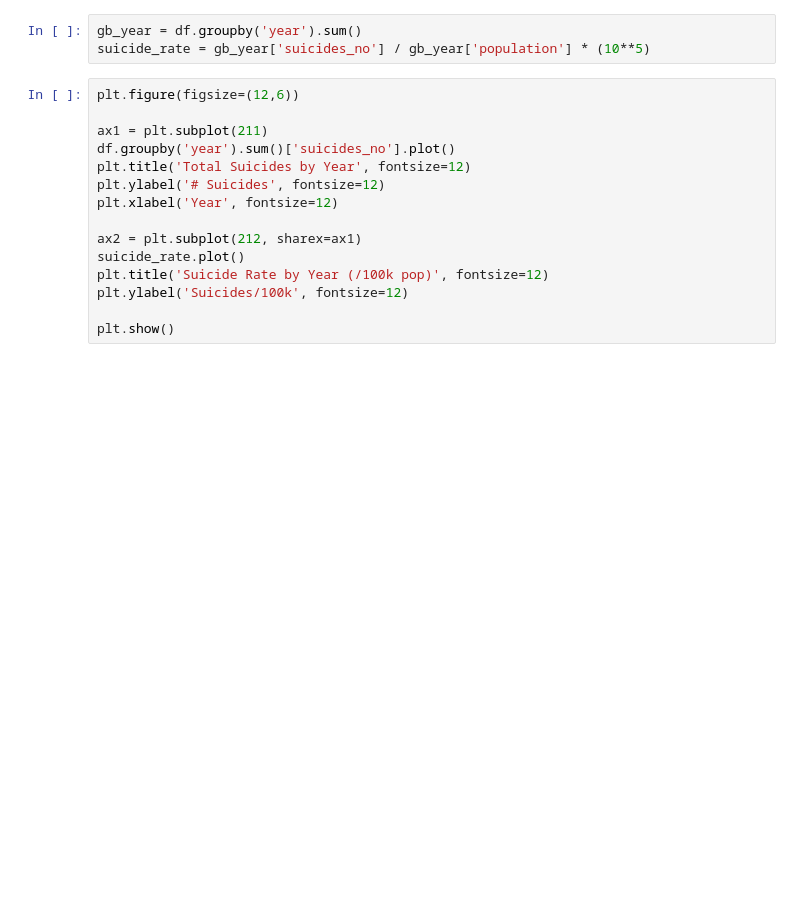
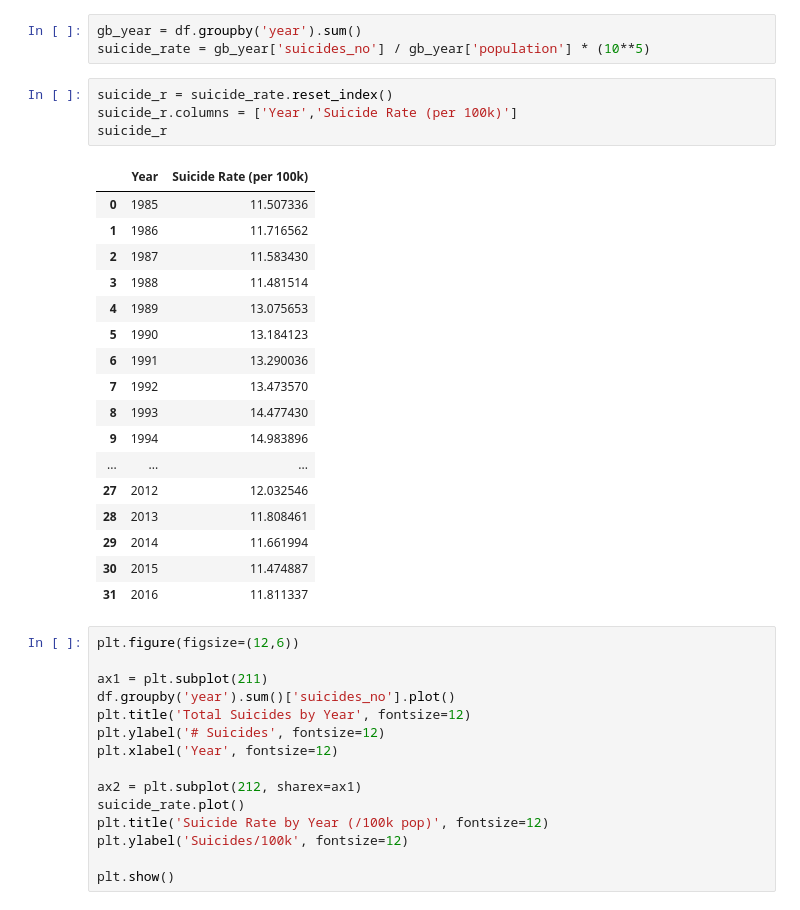
Before and after one commit to CombustingRats/suicides_analysis, a Jupyter notebook: suicide_analysis.ipynb, the cells around one changed output. Saved outputs shown, nothing was run; the diff lists cells and outputs as text; blank space fills up the shorter version.

```diff
--- a/suicide_analysis.ipynb
+++ b/suicide_analysis.ipynb
@@ -99,6 +99,28 @@ df.drop(labels=['HDI for year', 'country-year'], axis=1, inplace=True)
 # %%
 gb_year = df.groupby('year').sum()
 suicide_rate = gb_year['suicides_no'] / gb_year['population'] * (10**5)
+# %%
+suicide_r = suicide_rate.reset_index()
+suicide_r.columns = ['Year','Suicide Rate (per 100k)']
+suicide_r
+# %% [output]
+|  | Year | Suicide Rate (per 100k) |
+| 0 | 1985 | 11.507336 |
+| 1 | 1986 | 11.716562 |
+| 2 | 1987 | 11.583430 |
+| 3 | 1988 | 11.481514 |
+| 4 | 1989 | 13.075653 |
+| 5 | 1990 | 13.184123 |
+| 6 | 1991 | 13.290036 |
+| 7 | 1992 | 13.473570 |
+| 8 | 1993 | 14.477430 |
+| 9 | 1994 | 14.983896 |
+| ... | ... | ... |
+| 27 | 2012 | 12.032546 |
+| 28 | 2013 | 11.808461 |
+| 29 | 2014 | 11.661994 |
+| 30 | 2015 | 11.474887 |
+| 31 | 2016 | 11.811337 |
 # %%
 plt.figure(figsize=(12,6))
 
```
Also changed, not shown: parts of 10 cells of this notebook, 1 other file.
